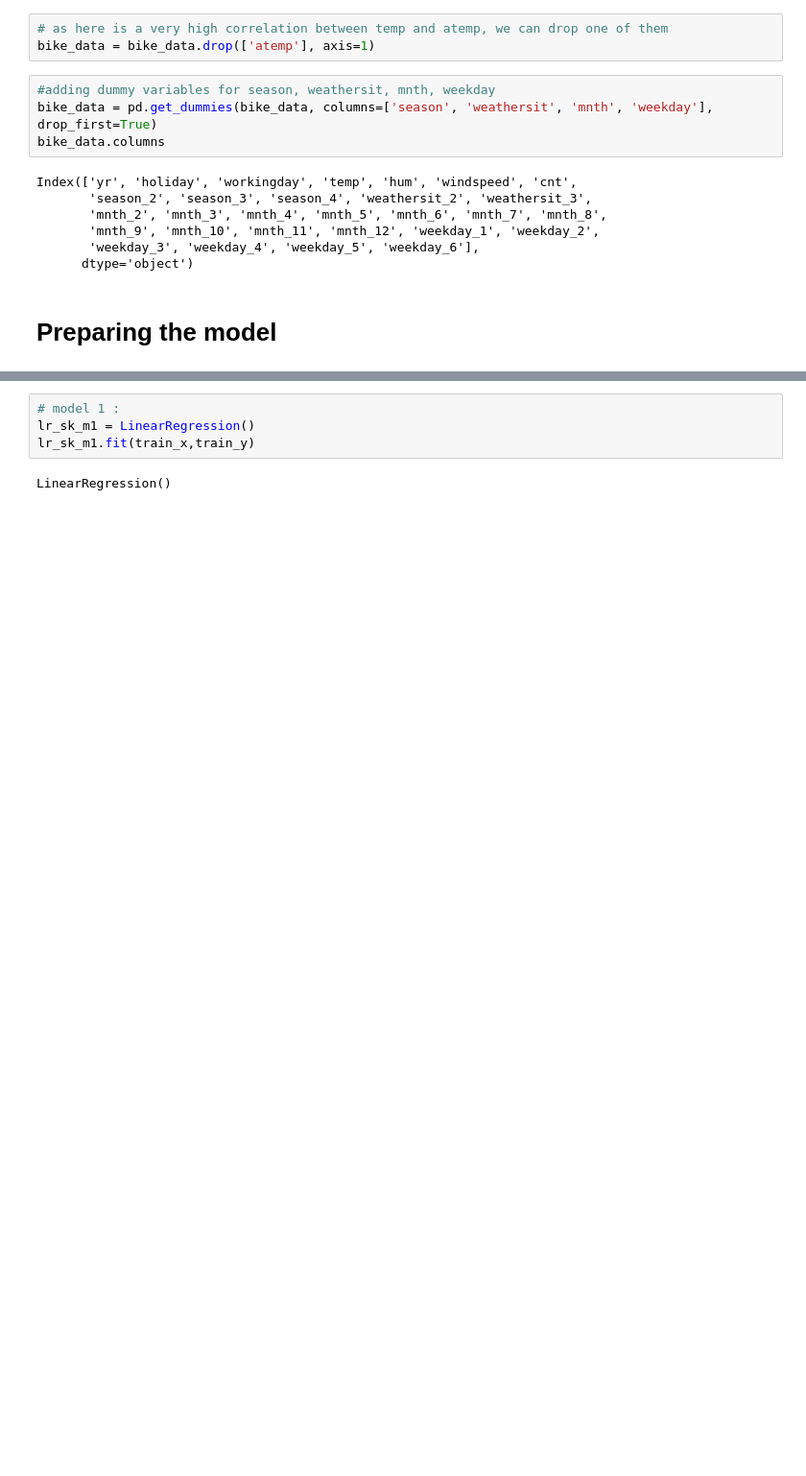
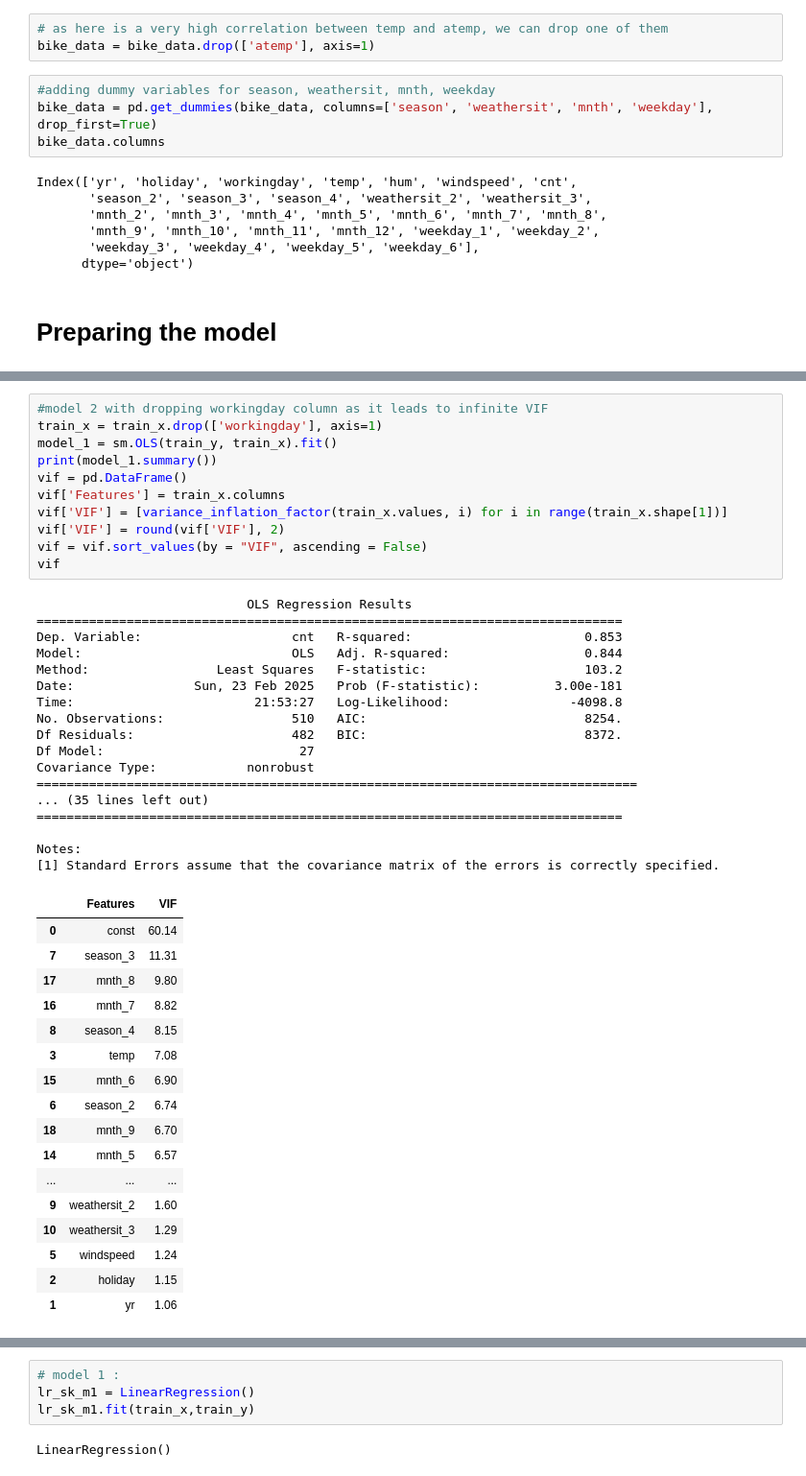
Before and after one commit to maheshh22/BikeRent_CaseStudy, a Jupyter notebook: bike_rental.ipynb, the cells around one changed output, grey strips where cells are left out. Shown at 96% size. Drawn from its saved outputs; the diff is of its cells as text; blank space fills up the shorter version.

```diff
--- a/bike_rental.ipynb
+++ b/bike_rental.ipynb
@@ -208 +265,47 @@ strong multicollinearity problems or that the design matrix is singular.
+# %%
+#model 2 with dropping workingday column as it leads to infinite VIF
+train_x = train_x.drop(['workingday'], axis=1)
+model_1 = sm.OLS(train_y, train_x).fit()
+print(model_1.summary())
+vif = pd.DataFrame()
+vif['Features'] = train_x.columns
+vif['VIF'] = [variance_inflation_factor(train_x.values, i) for i in range(train_x.shape[1])]
+vif['VIF'] = round(vif['VIF'], 2)
+vif = vif.sort_values(by = "VIF", ascending = False)
+vif
+# %% [output]
+                            OLS Regression Results
+==============================================================================
+Dep. Variable:                    cnt   R-squared:                       0.853
+Model:                            OLS   Adj. R-squared:                  0.844
+Method:                 Least Squares   F-statistic:                     103.2
+Date:                Sun, 23 Feb 2025   Prob (F-statistic):          3.00e-181
+Time:                        21:53:27   Log-Likelihood:                -4098.8
+No. Observations:                 510   AIC:                             8254.
+Df Residuals:                     482   BIC:                             8372.
+Df Model:                          27
+Covariance Type:            nonrobust
+================================================================================
+... (35 lines left out)
+==============================================================================
+
+Notes:
+[1] Standard Errors assume that the covariance matrix of the errors is correctly specified.
+|  | Features | VIF |
+| 0 | const | 60.14 |
+| 7 | season_3 | 11.31 |
+| 17 | mnth_8 | 9.80 |
+| 16 | mnth_7 | 8.82 |
+| 8 | season_4 | 8.15 |
+| 3 | temp | 7.08 |
+| 15 | mnth_6 | 6.90 |
+| 6 | season_2 | 6.74 |
+| 18 | mnth_9 | 6.70 |
+| 14 | mnth_5 | 6.57 |
+| ... | ... | ... |
+| 9 | weathersit_2 | 1.60 |
+| 10 | weathersit_3 | 1.29 |
+| 5 | windspeed | 1.24 |
+| 2 | holiday | 1.15 |
+| 1 | yr | 1.06 |
 # %%
```
Also changed, not shown: parts of 24 cells of this notebook.
